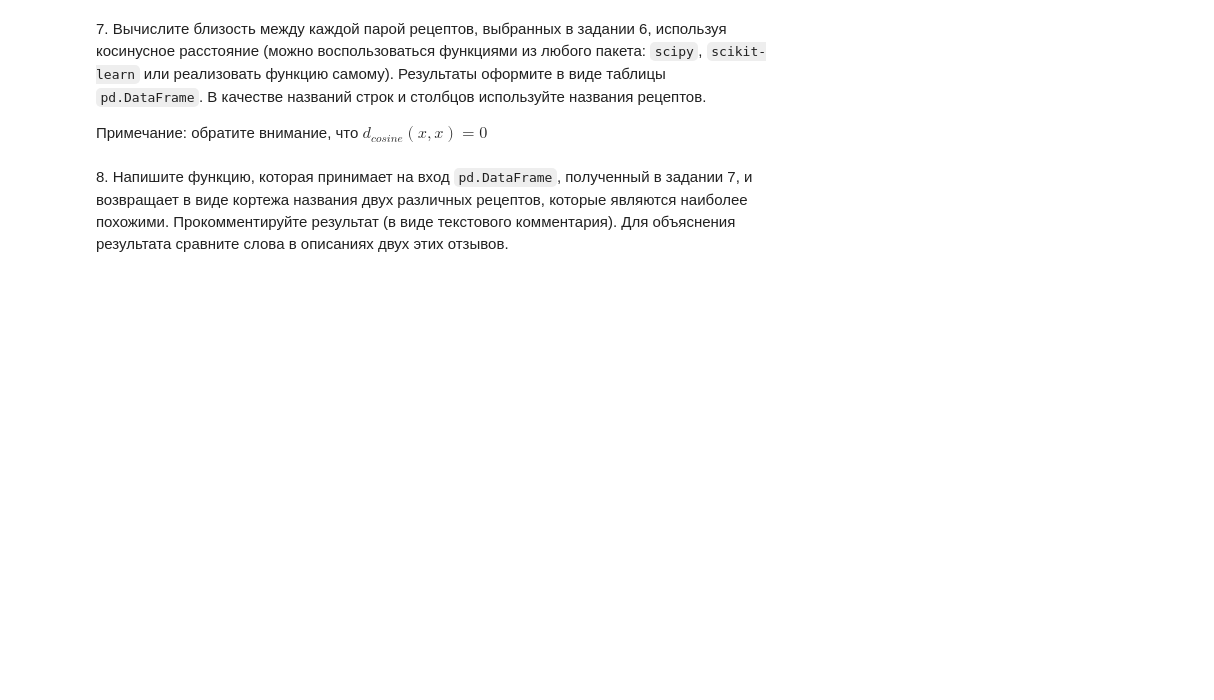
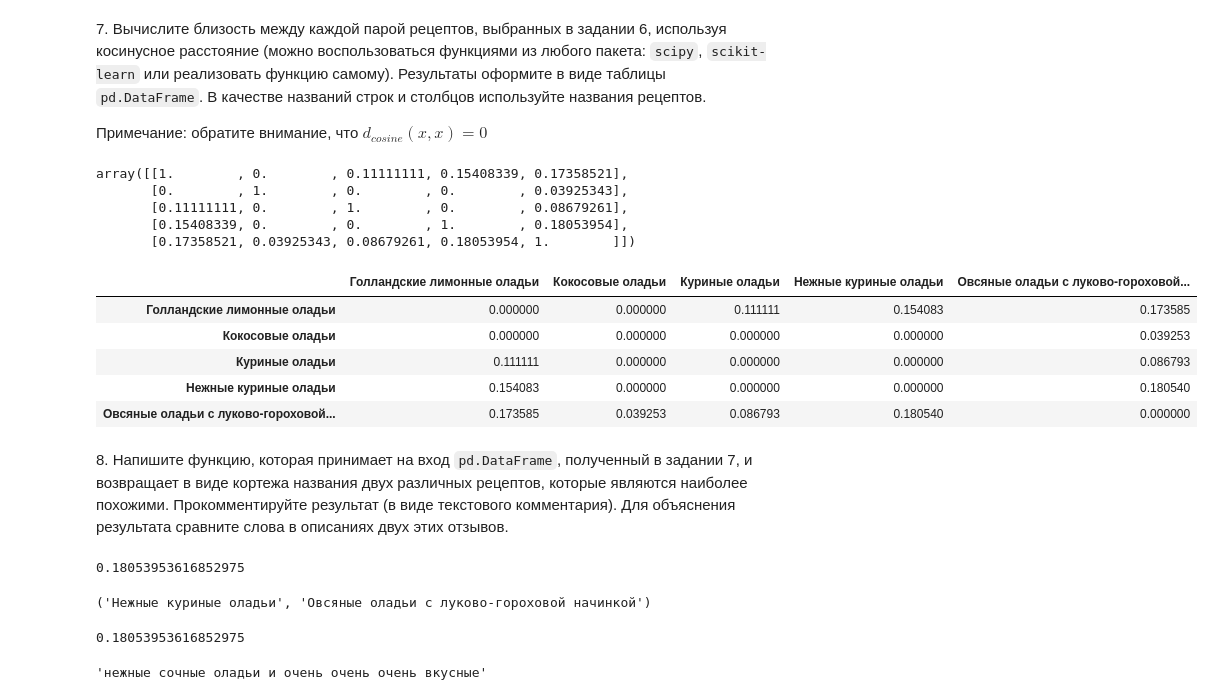
Before and after one commit to nik-boop/BDT, a Jupyter notebook: 7/07_nlp_Фамилия_Имя_Группа.ipynb, the cells around one changed output. Saved outputs shown, nothing was run; the diff lists cells and outputs as text; code cells hidden in the pictures; blank space fills up the shorter version.

```diff
--- a/7/07_nlp_Фамилия_Имя_Группа.ipynb
+++ b/7/07_nlp_Фамилия_Имя_Группа.ipynb
@@ -112,0 +296,4 @@ def is_plagiarism(s1: str, s2: str) -> bool:
+# %%
+from nltk import sent_tokenize
+for i in range(5):
+    display(get_dataframe_vect(sent_tokenize(sample['description'].values[i])))
@@ -114,5 +314,30 @@ def is_plagiarism(s1: str, s2: str) -> bool:
 7\. Вычислите близость между каждой парой рецептов, выбранных в задании 6, используя косинусное расстояние (можно воспользоваться функциями из любого пакета: `scipy`, `scikit-learn` или реализовать функцию самому). Результаты оформите в виде таблицы `pd.DataFrame`. В качестве названий строк и столбцов используйте названия рецептов.
 
 Примечание: обратите внимание, что $d_{cosine}(x, x) = 0$
+# %%
+from sklearn.metrics.pairwise import cosine_similarity
+from sklearn.feature_extraction.text import CountVectorizer
+sample_desc = [sample.iloc[x]['description'] for x in range(5)]
+vecter = CountVectorizer().fit_transform(sample_desc).toarray()
+csim = cosine_similarity(vecter)
+csim
+# %% [output]
+array([[1.        , 0.        , 0.11111111, 0.15408339, 0.17358521],
+       [0.        , 1.        , 0.        , 0.        , 0.03925343],
+       [0.11111111, 0.        , 1.        , 0.        , 0.08679261],
+       [0.15408339, 0.        , 0.        , 1.        , 0.18053954],
+       [0.17358521, 0.03925343, 0.08679261, 0.18053954, 1.        ]])
+# %%
+df_olad = pd.DataFrame(csim, columns=sample['name'].values, index=sample['name'].values)
+for i in range(5):
+    df_olad.iloc[i][i] = 0
+df_olad
+# %% [output]
+|  | Голландские лимонные оладьи | Кокосовые оладьи | Куриные оладьи | Нежные куриные оладьи | Овсяные оладьи с луково-гороховой... |
+| Голландские лимонные оладьи | 0.000000 | 0.000000 | 0.111111 | 0.154083 | 0.173585 |
+| Кокосовые оладьи | 0.000000 | 0.000000 | 0.000000 | 0.000000 | 0.039253 |
+| Куриные оладьи | 0.111111 | 0.000000 | 0.000000 | 0.000000 | 0.086793 |
+| Нежные куриные оладьи | 0.154083 | 0.000000 | 0.000000 | 0.000000 | 0.180540 |
+| Овсяные оладьи с луково-гороховой... | 0.173585 | 0.039253 | 0.086793 | 0.180540 | 0.000000 |
 # %% [markdown]
 8\. Напишите функцию, которая принимает на вход `pd.DataFrame`, полученный в задании 7, и возвращает в виде кортежа названия двух различных рецептов, которые являются наиболее похожими. Прокомментируйте результат (в виде текстового комментария). Для объяснения результата сравните слова в описаниях двух этих отзывов.
@@ -121,0 +348,10 @@ def find_closest(sim_df: pd.DataFrame) -> tuple:
+# %%
+find_closest(df_olad)
+# %% [output]
+0.18053953616852975
+('Нежные куриные оладьи', 'Овсяные оладьи с луково-гороховой начинкой')
+# %%
+sample[sample['name']==find_closest(df_olad)[0]]['description'].values[0]
+# %% [output]
+0.18053953616852975
+'нежные сочные оладьи и очень очень очень вкусные'
```
Also changed, not shown: parts of 26 cells of this notebook, 3 other files.
